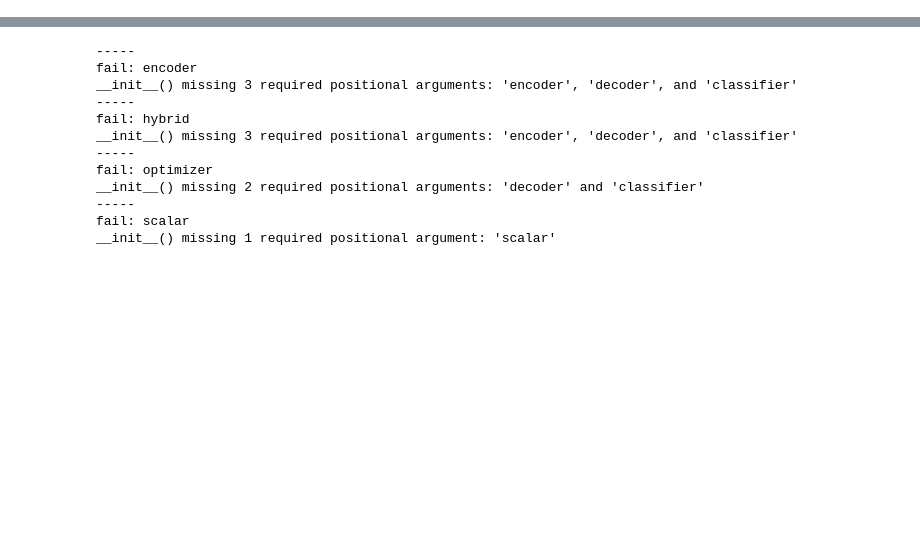
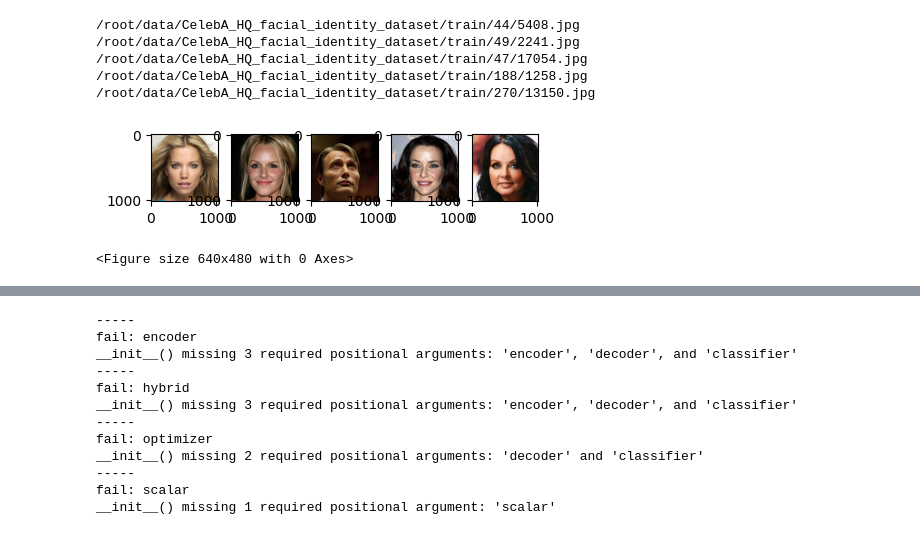
Before and after one commit to jleehun/ig_inversion, a Jupyter notebook: tasks/ig_baseline_visualization/ig_baseline_visualization.ipynb, the cells around one changed output, grey strips where cells are left out. Drawn from its saved outputs; the diff is of its cells as text; code cells hidden in the pictures; blank space fills up the shorter version.

```diff
--- a/tasks/ig_baseline_visualization/ig_baseline_visualization.ipynb
+++ b/tasks/ig_baseline_visualization/ig_baseline_visualization.ipynb
@@ -14,0 +102,35 @@ model = get_pretrained_model("vgg16").to(device)
+# %%
+# from ig_pkg.datasets import get_datasets
+# train_dataset, valid_dataset = get_datasets(name= 'celebAHQ_identity', data_path = '/root/data/CelebA_HQ_facial_identity_dataset')
+# class_names = train_dataset.classes
+# ans = torch.argmax(score, dim = 1)
+# ans = ans.cpu().detach().clone().numpy()
+image_path = '/root/data/CelebA_HQ_facial_identity_dataset/train'
+
+fig, axes = plt.subplots(1, 5, figsize = (5, 5))
+axes = axes.flat
+
+plt.figure()
+import os
+from PIL import Image
+temp_list = [44, 49, 47, 188, 270]
+
+for i in range(5):
+    img_directory = os.path.join(image_path, str(temp_list[i]))
+    img_path_list = os.listdir(img_directory)
+    img_path = os.path.join(img_directory, img_path_list[0])
+    print(img_path)
+    im = Image.open(img_path)
+
+    ax = next(axes)
+#     x = img[i]
+#     imgb = convert_to_img(x)
+    ax.imshow(im)
+# %% [output]
+/root/data/CelebA_HQ_facial_identity_dataset/train/44/5408.jpg
+/root/data/CelebA_HQ_facial_identity_dataset/train/49/2241.jpg
+/root/data/CelebA_HQ_facial_identity_dataset/train/47/17054.jpg
+/root/data/CelebA_HQ_facial_identity_dataset/train/188/1258.jpg
+/root/data/CelebA_HQ_facial_identity_dataset/train/270/13150.jpg
+[figure, added]
+<Figure size 640x480 with 0 Axes>
```
Also changed, not shown: parts of 7 cells of this notebook, 8 other files.
